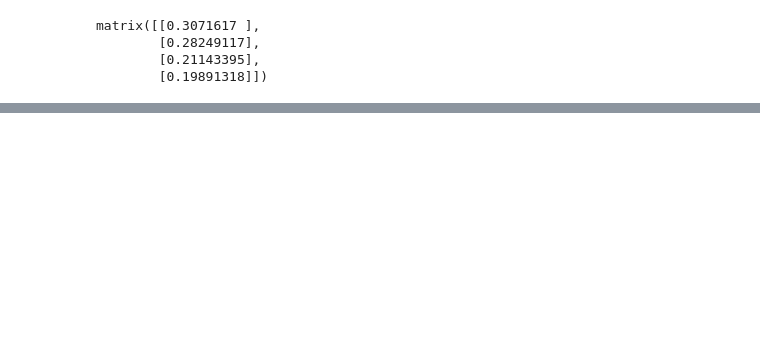
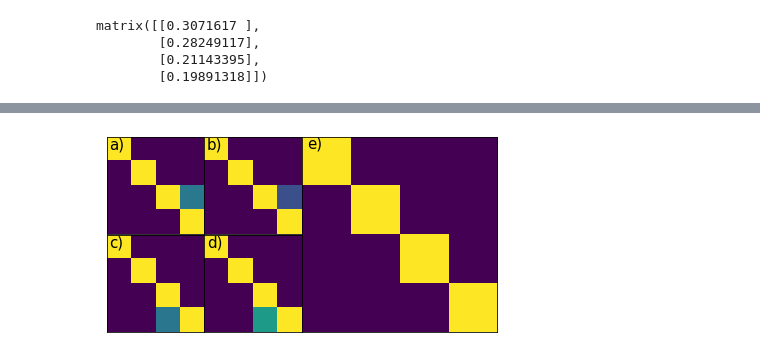
Before and after one commit to ampolloreno/decorrelating_errors, a Jupyter notebook: data/one_qubit_numeric/Regenerating Probabilities from Experiment.ipynb, the cells around one changed output, grey strips where cells are left out. Drawn from its saved outputs; the diff is of its cells as text; code cells hidden in the pictures; blank space fills up the shorter version.

```diff
--- a/data/one_qubit_numeric/Regenerating Probabilities from Experiment.ipynb
+++ b/data/one_qubit_numeric/Regenerating Probabilities from Experiment.ipynb
@@ -104,0 +115,50 @@ def off_diagonal_projection(sop):
+# %%
+%matplotlib inline
+import matplotlib.pyplot as plt
+import matplotlib.gridspec as gridspec
+
+sops = []
+
+fig = plt.figure(figsize=(7,3.6), )
+gs = gridspec.GridSpec(nrows=2, ncols=3, height_ratios=[1,1], width_ratios=[1,1,2])
+gs.update(wspace=0, hspace=0)
+ax0 = fig.add_subplot(gs[0, 0])
+
+ax1 = fig.add_subplot(gs[0, 1])
+
+ax2 = fig.add_subplot(gs[1, 0])
+
+ax3 = fig.add_subplot(gs[1, 1])
+
+ax4 = fig.add_subplot(gs[:, 2:])
+axes = [ax0,ax1,ax2,ax3]
+
+
+for i, scale in enumerate(scales):
+    unitary = expm(-1.j * scale * np.pi/2 * x)
+    error =  np.conj(unitary.T).dot(x)
+    #plt.subplot(subplots[i])
+    ax = axes[i]
+    ax.imshow(sop_to_ptm(error),vmin=0, vmax=1)
+    ax.get_xaxis().set_ticks([])
+    ax.get_yaxis().set_ticks([])
+    sops.append(error)
+
+def get_axis_limits(ax):
+    return ax.get_xlim()[0]+.1, ax.get_ylim()[1]*0
+ax0.annotate('a)', xy=get_axis_limits(ax0), c='k',size=15)
+ax1.annotate('b)', xy=get_axis_limits(ax1), c='k',size=15)
+ax2.annotate('c)', xy=get_axis_limits(ax2), c='k',size=15)
+ax3.annotate('d)', xy=get_axis_limits(ax3), c='k',size=15)
+
+ax4.annotate('e)', xy=(ax.get_xlim()[0]+.1, ax.get_ylim()[1]*.55), c='k',size=15)
+avg = np.zeros((4,4))
+for i, sop in enumerate(sops):
+    avg += res[i].tolist()[0][0] * sop_to_ptm(sop)
+ax4.imshow(avg, vmin=0, vmax=1)
+ax4.get_xaxis().set_ticks([])
+ax4.get_yaxis().set_ticks([])
+
+plt.savefig("experimental-ptm.png", dpi=100)
+# %% [output]
+[figure, added]
```
Also changed, not shown: parts of 10 cells of this notebook, 13 other files.
